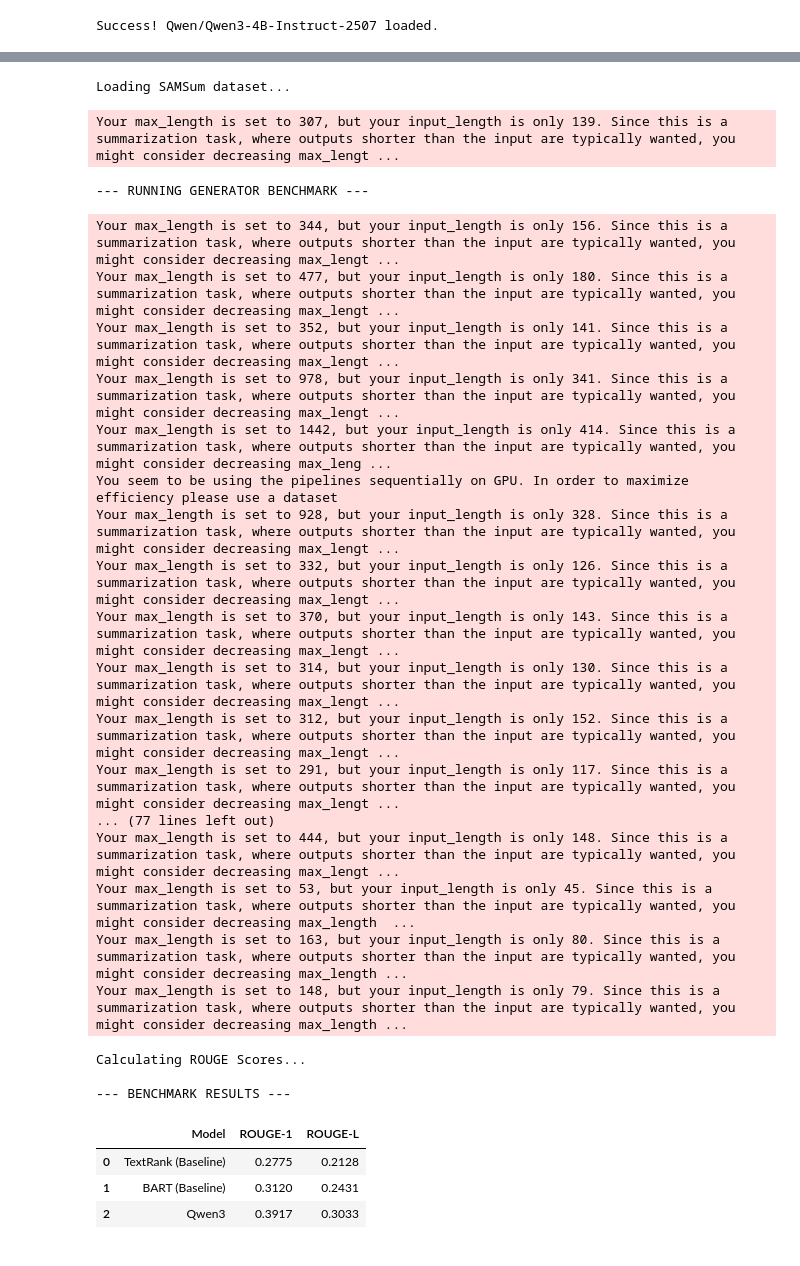
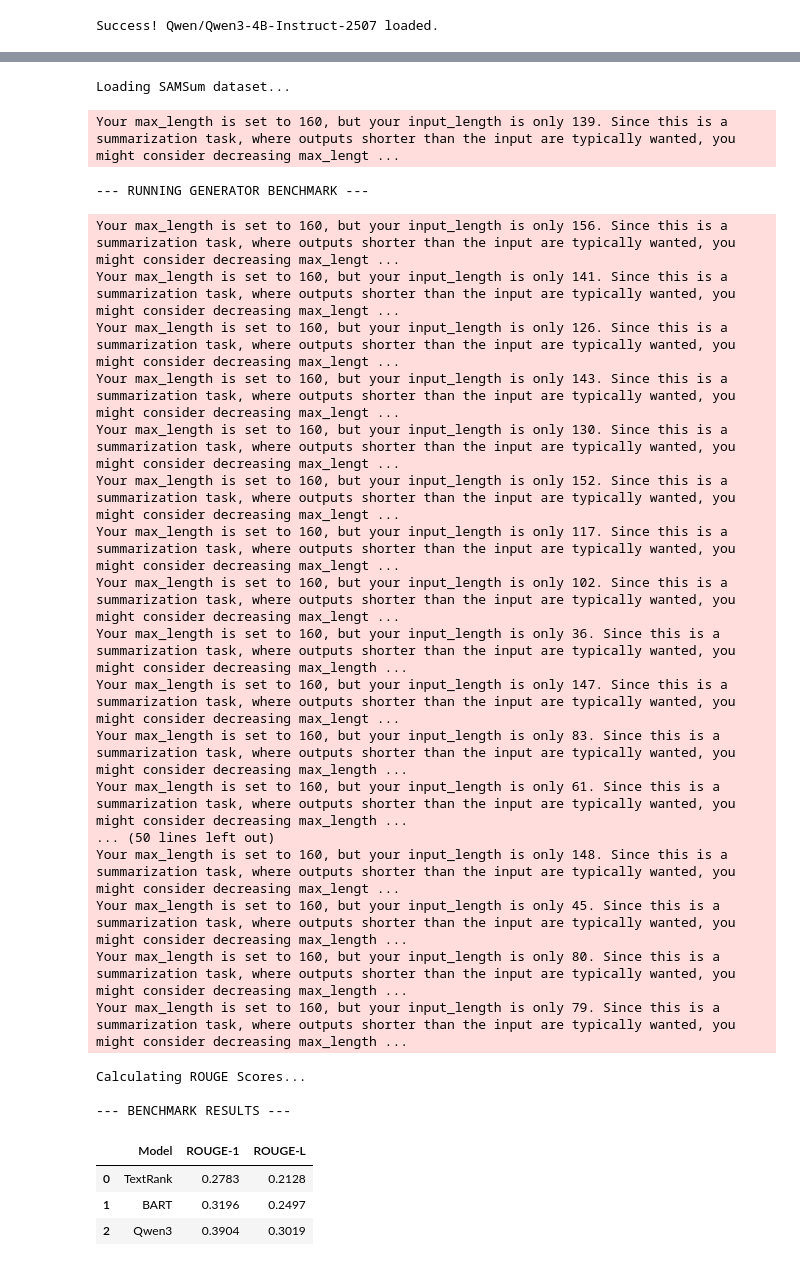
Before and after one commit to hangui11/RAG-Review-Summarizer, a Jupyter notebook: rag_review_summarization.ipynb, the cells around one changed output, grey strips where cells are left out. Saved outputs shown, nothing was run; the diff lists cells and outputs as text; code cells hidden in the pictures.

```diff
--- a/rag_review_summarization.ipynb
+++ b/rag_review_summarization.ipynb
@@ -347,9 +344,9 @@ for domain_name, query_text in queries.items():
 
 
     # Save "Before" Results
-    results_table.append({"Domain": domain_name, "Mode": "Before (Random Data)", "Model": "TextRank", "Output": tr_naive, "Judge Score": score_tr})
-    results_table.append({"Domain": domain_name, "Mode": "Before (Random Data)", "Model": "BART", "Output": bart_naive, "Judge Score": score_bart})
-    results_table.append({"Domain": domain_name, "Mode": "Before (Random Data)", "Model": "Qwen3", "Output": qwen_naive, "Judge Score": score_qwen})
+    results_table.append({"Domain": domain_name, "Mode": "Before (Naive)", "Model": "TextRank", "Output": tr_naive, "Judge Score": score_tr})
+    results_table.append({"Domain": domain_name, "Mode": "Before (Naive)", "Model": "BART", "Output": bart_naive, "Judge Score": score_bart})
+    results_table.append({"Domain": domain_name, "Mode": "Before (Naive)", "Model": "Qwen3", "Output": qwen_naive, "Judge Score": score_qwen})
 
 
 
@@ -392,7 +389,7 @@ for domain_name, query_text in queries.items():
     # Save "After" Results
     results_table.append({"Domain": domain_name, "Mode": "After (With Retriever)", "Model": "TextRank", "Output": tr_retriever, "Judge Score": score_tr})
     results_table.append({"Domain": domain_name, "Mode": "After (With Retriever)", "Model": "BART", "Output": bart_retriever, "Judge Score": score_bart})
-    results_table.append({"Domain": domain_name, "Mode": "After (With Retriever)", "Model": "Qwen3", "Output": qwen_rag, "Judge Score": score_qwen})
+    results_table.append({"Domain": domain_name, "Mode": "After (RAG)", "Model": "Qwen3", "Output": qwen_rag, "Judge Score": score_qwen})
 
 # --- 5. DISPLAY RESULTS ---
 df = pd.DataFrame(results_table)
@@ -461,7 +479,7 @@ for i, item in enumerate(ds_samsum_sample):
     # --- MODEL 2: BART ---
     try:
         # Chats are short, so we reduce max_length
-        bart_out = bart_pipeline(dialogue, max_length=len(dialogue)-100, min_length=5, truncation=True)
+        bart_out = bart_pipeline(dialogue, max_length=160, min_length=5, truncation=True)
         bart_sum = bart_out[0]['summary_text']
     except: bart_sum = ""
 
@@ -483,53 +501,53 @@ Summary:"""
     })
 
     # print(f"Processed {i+1}/{len(ds_samsum_sample)}")
 
 # 3. COMPUTE SCORES
 print("\nCalculating ROUGE Scores...")
 refs = [r['Reference'] for r in eval_results]
 preds_tr = [r['TextRank'] for r in eval_results]
 preds_bart = [r['BART'] for r in eval_results]
 preds_qwen3 = [r['Qwen3'] for r in eval_results]
 
 score_tr = rouge.compute(predictions=preds_tr, references=refs)
 score_bart = rouge.compute(predictions=preds_bart, references=refs)
 score_qwen3 = rouge.compute(predictions=preds_qwen3, references=refs)
 
 # 4. DISPLAY
 df_scores = pd.DataFrame([
-    {"Model": "TextRank (Baseline)", "ROUGE-1": score_tr['rouge1'], "ROUGE-L": score_tr['rougeL']},
-    {"Model": "BART (Baseline)",     "ROUGE-1": score_bart['rouge1'], "ROUGE-L": score_bart['rougeL']},
+    {"Model": "TextRank", "ROUGE-1": score_tr['rouge1'], "ROUGE-L": score_tr['rougeL']},
+    {"Model": "BART",     "ROUGE-1": score_bart['rouge1'], "ROUGE-L": score_bart['rougeL']},
     {"Model": "Qwen3",  "ROUGE-1": score_qwen3['rouge1'], "ROUGE-L": score_qwen3['rougeL']}
 ])
 
 print("\n--- BENCHMARK RESULTS ---")
 # Rounding for cleaner display
 display(df_scores.round(4))
 # %% [output]
 Loading SAMSum dataset...
-Your max_length is set to 307, but your input_length is only 139. Since this is a summarization task, where outputs shorter than the input are typically wanted, you might consider decreasing max_lengt ...
+Your max_length is set to 160, but your input_length is only 139. Since this is a summarization task, where outputs shorter than the input are typically wanted, you might consider decreasing max_lengt ...
 --- RUNNING GENERATOR BENCHMARK ---
-Your max_length is set to 344, but your input_length is only 156. Since this is a summarization task, where outputs shorter than the input are typically wanted, you might consider decreasing max_lengt ...
-Your max_length is set to 477, but your input_length is only 180. Since this is a summarization task, where outputs shorter than the input are typically wanted, you might consider decreasing max_lengt ...
-Your max_length is set to 352, but your input_length is only 141. Since this is a summarization task, where outputs shorter than the input are typically wanted, you might consider decreasing max_lengt ...
-Your max_length is set to 978, but your input_length is only 341. Since this is a summarization task, where outputs shorter than the input are typically wanted, you might consider decreasing max_lengt ...
-Your max_length is set to 1442, but your input_length is only 414. Since this is a summarization task, where outputs shorter than the input are typically wanted, you might consider decreasing max_leng ...
-You seem to be using the pipelines sequentially on GPU. In order to maximize efficiency please use a dataset
-Your max_length is set to 928, but your input_length is only 328. Since this is a summarization task, where outputs shorter than the input are typically wanted, you might consider decreasing max_lengt ...
-Your max_length is set to 332, but your input_length is only 126. Since this is a summarization task, where outputs shorter than the input are typically wanted, you might consider decreasing max_lengt ...
-Your max_length is set to 370, but your input_length is only 143. Since this is a summarization task, where outputs shorter than the input are typically wanted, you might consider decreasing max_lengt ...
-Your max_length is set to 314, but your input_length is only 130. Since this is a summarization task, where outputs shorter than the input are typically wanted, you might consider decreasing max_lengt ...
-Your max_length is set to 312, but your input_length is only 152. Since this is a summarization task, where outputs shorter than the input are typically wanted, you might consider decreasing max_lengt ...
-Your max_length is set to 291, but your input_length is only 117. Since this is a summarization task, where outputs shorter than the input are typically wanted, you might consider decreasing max_lengt ...
-... (77 lines left out)
-Your max_length is set to 444, but your input_length is only 148. Since this is a summarization task, where outputs shorter than the input are typically wanted, you might consider decreasing max_lengt ...
-Your max_length is set to 53, but your input_length is only 45. Since this is a summarization task, where outputs shorter than the input are typically wanted, you might consider decreasing max_length  ...
-Your max_length is set to 163, but your input_length is only 80. Since this is a summarization task, where outputs shorter than the input are typically wanted, you might consider decreasing max_length ...
-Your max_length is set to 148, but your input_length is only 79. Since this is a summarization task, where outputs shorter than the input are typically wanted, you might consider decreasing max_length ...
+Your max_length is set to 160, but your input_length is only 156. Since this is a summarization task, where outputs shorter than the input are typically wanted, you might consider decreasing max_lengt ...
+Your max_length is set to 160, but your input_length is only 141. Since this is a summarization task, where outputs shorter than the input are typically wanted, you might consider decreasing max_lengt ...
+Your max_length is set to 160, but your input_length is only 126. Since this is a summarization task, where outputs shorter than the input are typically wanted, you might consider decreasing max_lengt ...
+Your max_length is set to 160, but your input_length is only 143. Since this is a summarization task, where outputs shorter than the input are typically wanted, you might consider decreasing max_lengt ...
+Your max_length is set to 160, but your input_length is only 130. Since this is a summarization task, where outputs shorter than the input are typically wanted, you might consider decreasing max_lengt ...
+Your max_length is set to 160, but your input_length is only 152. Since this is a summarization task, where outputs shorter than the input are typically wanted, you might consider decreasing max_lengt ...
+Your max_length is set to 160, but your input_length is only 117. Since this is a summarization task, where outputs shorter than the input are typically wanted, you might consider decreasing max_lengt ...
+Your max_length is set to 160, but your input_length is only 102. Since this is a summarization task, where outputs shorter than the input are typically wanted, you might consider decreasing max_lengt ...
+Your max_length is set to 160, but your input_length is only 36. Since this is a summarization task, where outputs shorter than the input are typically wanted, you might consider decreasing max_length ...
+Your max_length is set to 160, but your input_length is only 147. Since this is a summarization task, where outputs shorter than the input are typically wanted, you might consider decreasing max_lengt ...
+Your max_length is set to 160, but your input_length is only 83. Since this is a summarization task, where outputs shorter than the input are typically wanted, you might consider decreasing max_length ...
+Your max_length is set to 160, but your input_length is only 61. Since this is a summarization task, where outputs shorter than the input are typically wanted, you might consider decreasing max_length ...
+... (50 lines left out)
+Your max_length is set to 160, but your input_length is only 148. Since this is a summarization task, where outputs shorter than the input are typically wanted, you might consider decreasing max_lengt ...
+Your max_length is set to 160, but your input_length is only 45. Since this is a summarization task, where outputs shorter than the input are typically wanted, you might consider decreasing max_length ...
+Your max_length is set to 160, but your input_length is only 80. Since this is a summarization task, where outputs shorter than the input are typically wanted, you might consider decreasing max_length ...
+Your max_length is set to 160, but your input_length is only 79. Since this is a summarization task, where outputs shorter than the input are typically wanted, you might consider decreasing max_length ...
 Calculating ROUGE Scores...
 
 --- BENCHMARK RESULTS ---
 |  | Model | ROUGE-1 | ROUGE-L |
-| 0 | TextRank (Baseline) | 0.2775 | 0.2128 |
-| 1 | BART (Baseline) | 0.3120 | 0.2431 |
-| 2 | Qwen3 | 0.3917 | 0.3033 |
+| 0 | TextRank | 0.2783 | 0.2128 |
+| 1 | BART | 0.3196 | 0.2497 |
+| 2 | Qwen3 | 0.3904 | 0.3019 |
```
Also changed, not shown: parts of 3 cells of this notebook.
